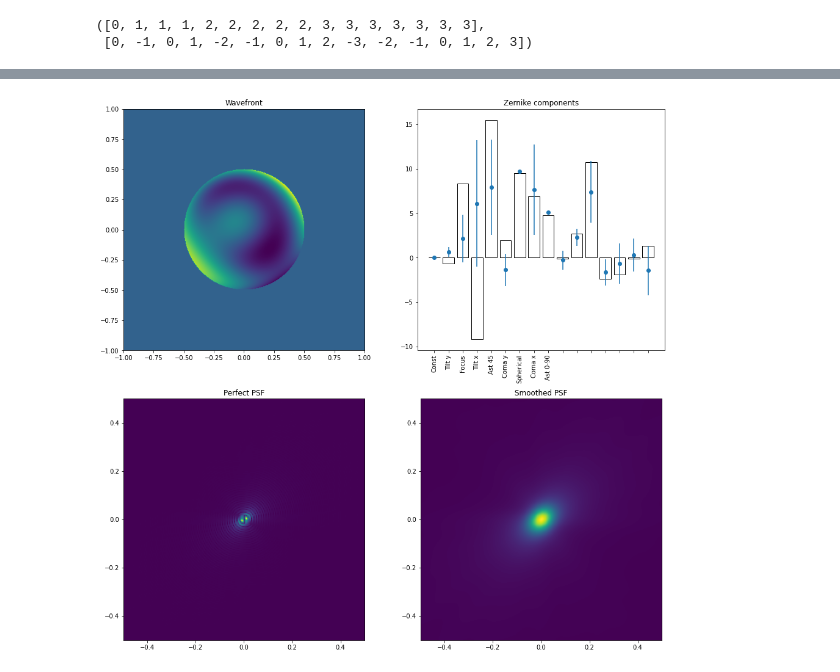
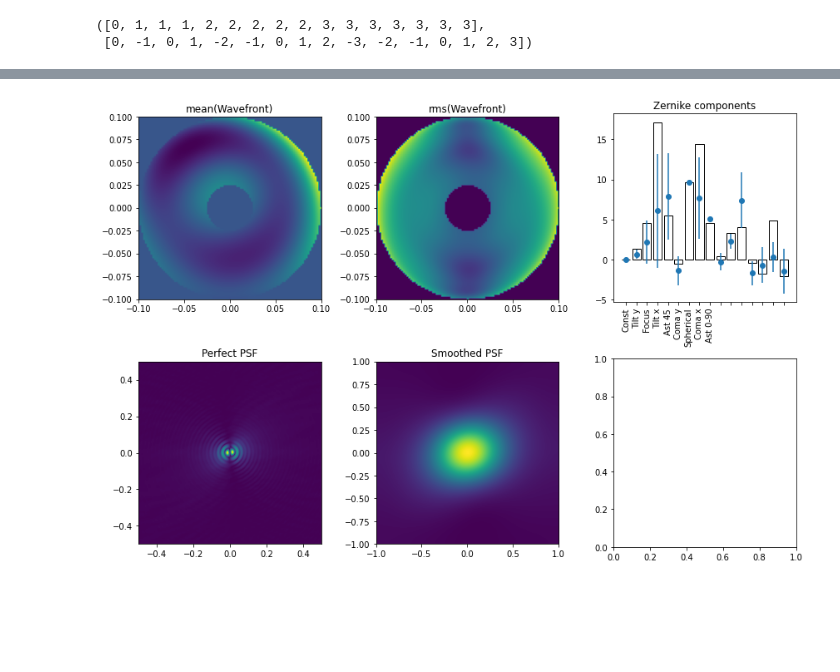
Before and after one commit to youtsumi/ZernikePlot, a Jupyter notebook: Zernike.ipynb, the cells around one changed output, grey strips where cells are left out. Saved outputs shown, nothing was run; the diff lists cells and outputs as text; code cells hidden in the pictures; blank space fills up the shorter version.

```diff
--- a/Zernike.ipynb
+++ b/Zernike.ipynb
@@ -126,54 +126,66 @@ if __name__ == "__main__":
 [figure]
 # %%
-figs, axs = pylab.subplots(2, 2, figsize=(16,16), facecolor="white")
+figs, axs = pylab.subplots(2, 3, figsize=(12,8), facecolor="white")
 
-ax=axs[0][0]
-x=numpy.arange(-2,2.01,0.01)
-y=numpy.arange(-2,2.01,0.01)
+x=numpy.arange(-10,10.02,0.02)
+y=numpy.arange(-10,10.02,0.02)
 X,Y=numpy.meshgrid(x,y)
 
 #nthorder=9
 nthorder=16
-w=numpy.random.normal(size=nthorder)
+#w=numpy.random.normal(size=nthorder)
 w[10:]*=1/10
 w[:4]*=1/10
 w[6]=4 # spherical
 #w[5]=5 # coma 7
 #w[7]=5 # coma x
 w[2]=-3 # defocus
 wbas = [ 0, 0.662, 2.157, 6.074, 7.910, -1.377, 9.679, 7.645, 5.098, -0.275, 2.310, 7.379, -1.651, -0.664, 0.303 , -1.424]
 wstd = [ 0, 0.561, 2.672, 7.106, 5.374, 1.805, 0.135, 5.074, 0.155, 1.063, 0.955, 3.476, 1.503, 2.252, 1.866 , 2.777 ]
-w=numpy.random.normal(wbas,wstd)
-base=[ Z_xy(n,m,X,Y)*w[i] for i, (n,m,name) in enumerate(order[:nthorder]) ]
-img = numpy.sum(base,axis=0)
-ax.imshow(img,extent=[-1,1,-1,1])
-ax.set_title("Wavefront")
+
+Img=[]
+for i in range(100):
+  w=numpy.random.normal(wbas,wstd)
+  base=[ Z_xy(n,m,X,Y)*w[i] for i, (n,m,name) in enumerate(order[:nthorder]) ]
+  img = numpy.sum(base,axis=0)
+  img[numpy.where(X**2+Y**2<0.25**2)]=0
+  Img.append(img)
+
+ax=axs[0][0]
+ax.imshow(numpy.mean(Img,axis=0),extent=[-1,1,-1,1])
+ax.set_title("mean(Wavefront)")
+ax.set_xlim(-.1,.1)
+ax.set_ylim(-.1,.1)
 
 ax=axs[0][1]
+ax.imshow(numpy.std(Img,axis=0),extent=[-1,1,-1,1])
+ax.set_title("rms(Wavefront)")
+ax.set_xlim(-.1,.1)
+ax.set_ylim(-.1,.1)
+
+ax=axs[0][2]
 ax.errorbar(range(nthorder),wbas,yerr=wstd,fmt="o")
 ax.bar(range(nthorder),w,color="none",edgecolor="black")
 ax.set_xticks(range(nthorder))
 ax.set_xticklabels( [ name for (n,m,name) in order[:nthorder] ], rotation=90 )
 ax.set_title("Zernike components")
 
 bx=axs[1][0]
 f_uv = numpy.fft.fft2(img)
 shifted_f_uv = numpy.fft.fftshift(f_uv)
 Fzr= absolute(shifted_f_uv)
 bx.imshow(Fzr,extent=[-1,1,-1,1])
 bx.set_xlim(-0.5,0.5)
 bx.set_ylim(-0.5,0.5)
 bx.set_title("Perfect PSF")
 
 bx=axs[1][1]
-f_uv = numpy.fft.fft2(img)
-shifted_f_uv = numpy.fft.fftshift(f_uv)
-Fzr= absolute(shifted_f_uv)
-bx.imshow(gaussian_filter(Fzr,sigma=5),extent=[-1,1,-1,1])
-bx.set_xlim(-0.5,0.5)
-bx.set_ylim(-0.5,0.5)
+bx.imshow(gaussian_filter(Fzr,sigma=100),extent=[-1,1,-1,1])
+bx.set_xlim(-1,1)
+bx.set_ylim(-1,1)
 bx.set_title("Smoothed PSF")
 
+pylab.tight_layout()
 pylab.show()
 # %% [output]
-[figure, old version]
+[figure, new version]
```
Also changed, not shown: parts of 1 cell of this notebook.
